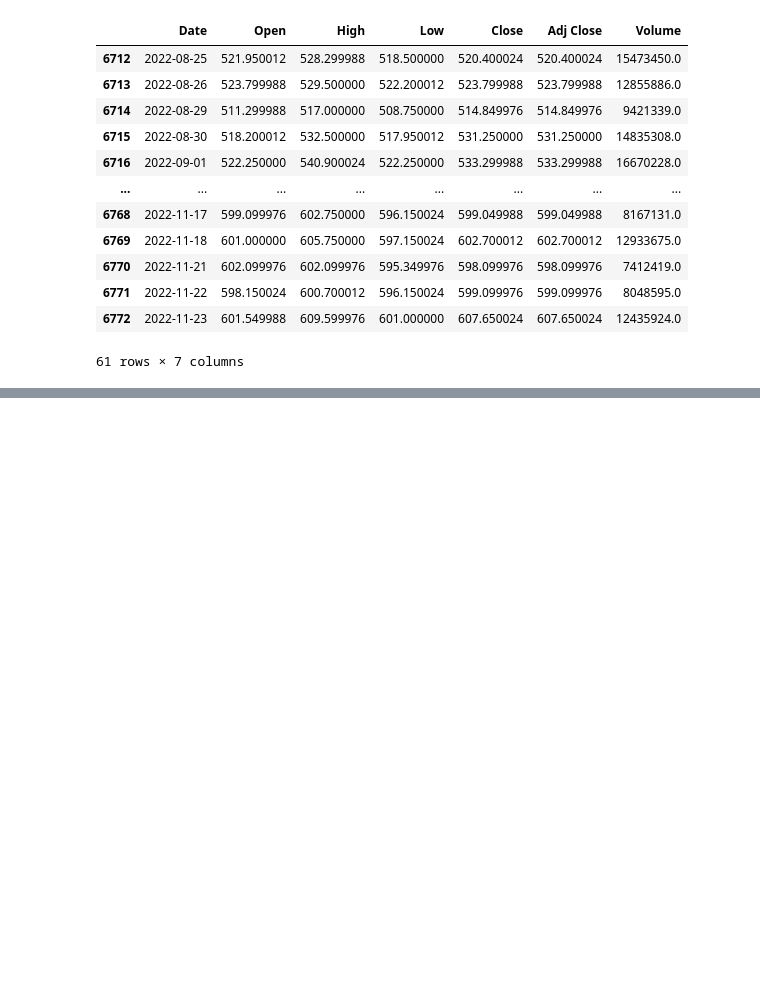
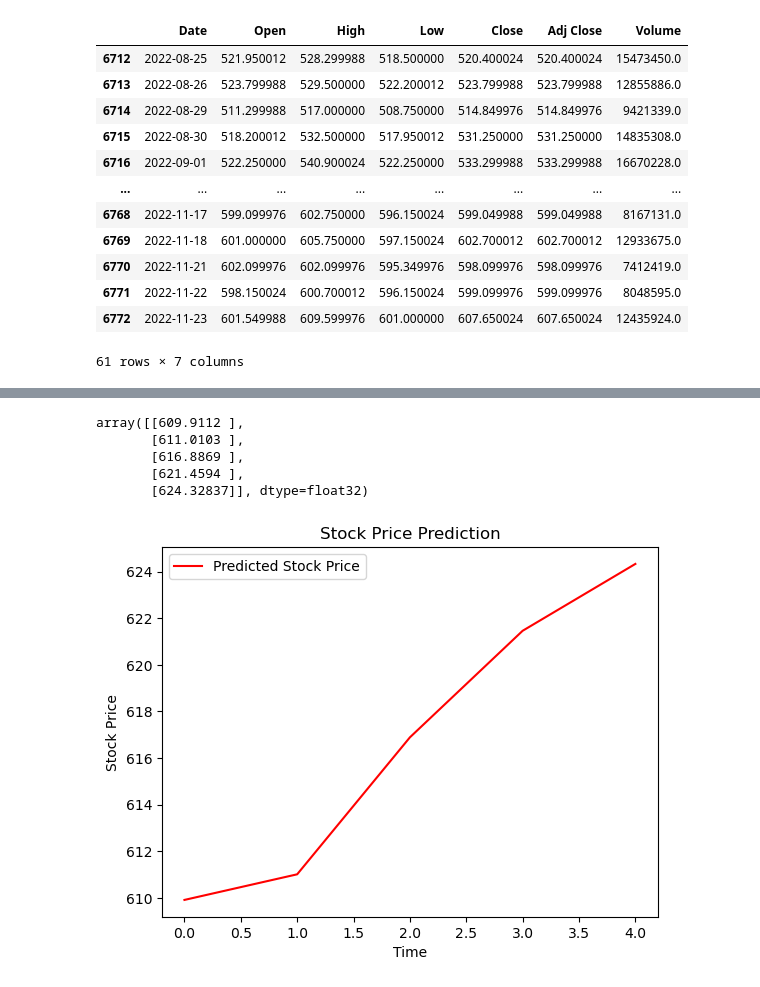
Before and after one commit to tanjeetsarkar/lstm_stock_prediction, a Jupyter notebook: stock_market/check_test.ipynb, the cells around one changed output, grey strips where cells are left out. Drawn from its saved outputs; the diff is of its cells as text; code cells hidden in the pictures; blank space fills up the shorter version.

Commit message:
Stock prediction API program

```diff
--- a/stock_market/check_test.ipynb
+++ b/stock_market/check_test.ipynb
@@ -51,0 +58,7 @@ df.iloc[-61:]
+# %%
+from tensorflow.keras.models import load_model
+model = load_model('test_model.h5')
+# %%
+sp = StockPrediction(model, df_test)
+# %%
+weekly_result = sp.continuous_weekly_prediction()
@@ -51,0 +74,14 @@ df.iloc[-61:]
+# %%
+weekly_result = np.array(weekly_result).flatten().reshape(5,1)
+# %%
+weekly_result
+# %% [output]
+array([[609.9112 ],
+       [611.0103 ],
+       [616.8869 ],
+       [621.4594 ],
+       [624.32837]], dtype=float32)
+# %%
+sp.weekly_prediction_graph(weekly_result)
+# %% [output]
+[figure, added]
```
Also changed, not shown: parts of 17 cells of this notebook, 6 other files.
